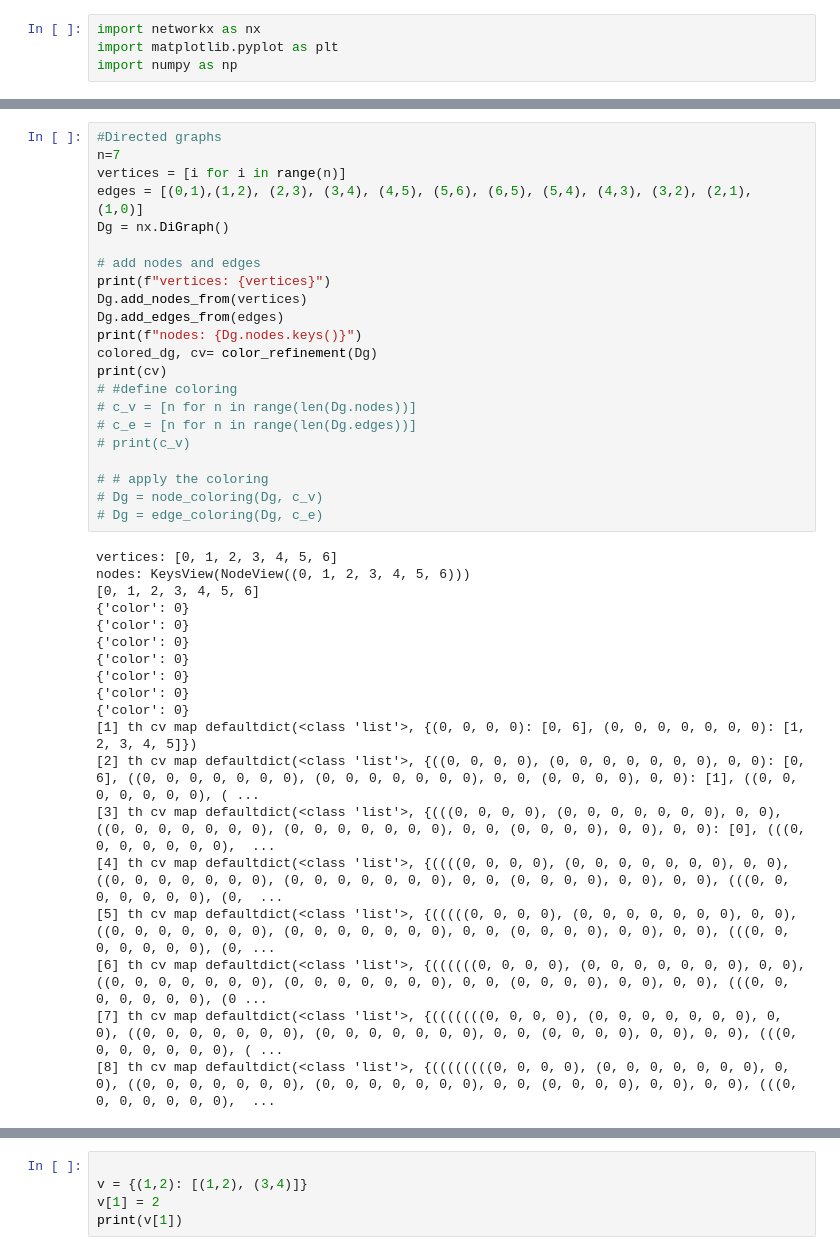
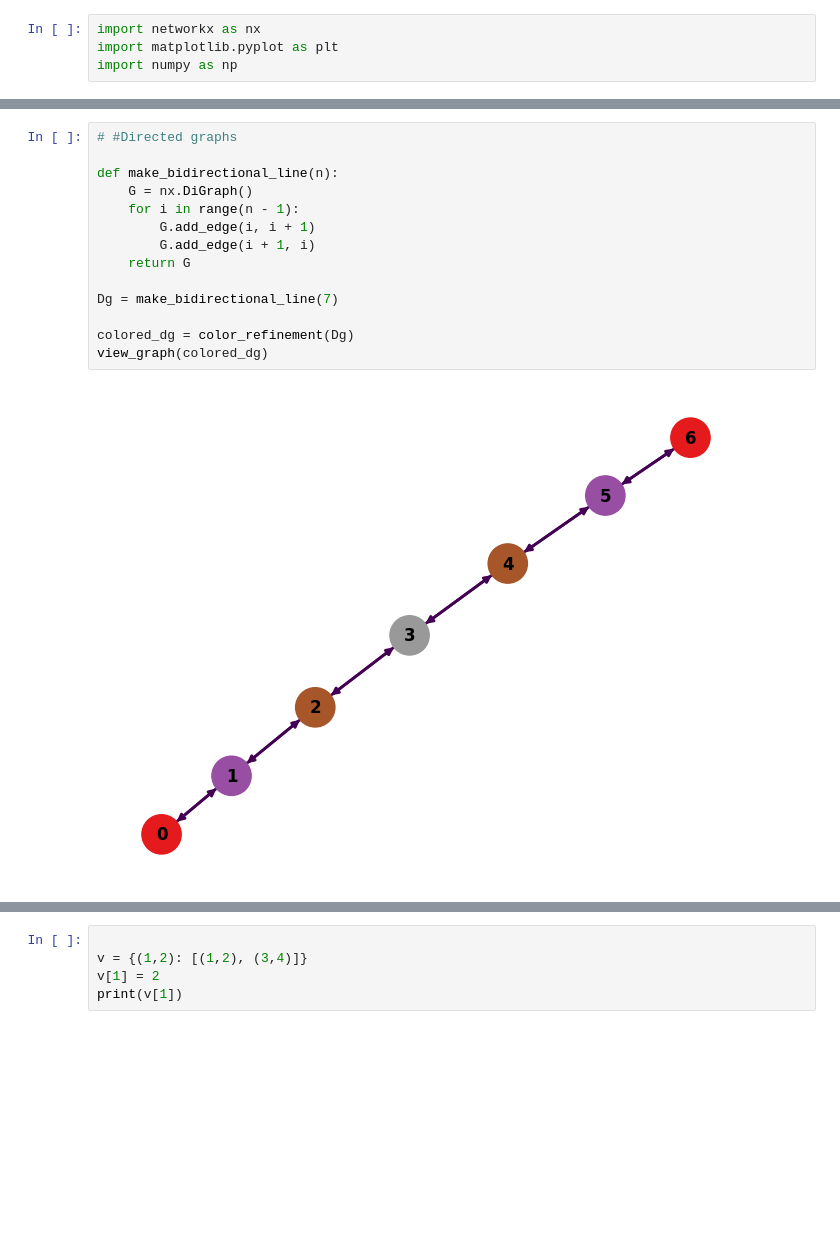
Before and after one commit to PrajwalNeupane/graph-isomorphism, a Jupyter notebook: wl-color-refinement/experiments/wl-alg.ipynb, the cells around one changed output, grey strips where cells are left out. Drawn from its saved outputs; the diff is of its cells as text; blank space fills up the shorter version.

```diff
--- a/wl-color-refinement/experiments/wl-alg.ipynb
+++ b/wl-color-refinement/experiments/wl-alg.ipynb
@@ -103,42 +105,17 @@ def color_refinement(G):
 # %%
-#Directed graphs
-n=7
-vertices = [i for i in range(n)]
-edges = [(0,1),(1,2), (2,3), (3,4), (4,5), (5,6), (6,5), (5,4), (4,3), (3,2), (2,1), (1,0)]
-Dg = nx.DiGraph()
+# #Directed graphs
 
-# add nodes and edges
-print(f"vertices: {vertices}")
-Dg.add_nodes_from(vertices)
-Dg.add_edges_from(edges)
-print(f"nodes: {Dg.nodes.keys()}")
-colored_dg, cv= color_refinement(Dg)
-print(cv)
-# #define coloring
-# c_v = [n for n in range(len(Dg.nodes))]
-# c_e = [n for n in range(len(Dg.edges))]
-# print(c_v)
+def make_bidirectional_line(n):
+    G = nx.DiGraph()
+    for i in range(n - 1):
+        G.add_edge(i, i + 1)
+        G.add_edge(i + 1, i)
+    return G
 
-# # apply the coloring
-# Dg = node_coloring(Dg, c_v)
-# Dg = edge_coloring(Dg, c_e)
+Dg = make_bidirectional_line(7)
+
+colored_dg = color_refinement(Dg)
+view_graph(colored_dg)
 # %% [output]
-vertices: [0, 1, 2, 3, 4, 5, 6]
-nodes: KeysView(NodeView((0, 1, 2, 3, 4, 5, 6)))
-[0, 1, 2, 3, 4, 5, 6]
-{'color': 0}
-{'color': 0}
-{'color': 0}
-{'color': 0}
-{'color': 0}
-{'color': 0}
-{'color': 0}
-[1] th cv map defaultdict(<class 'list'>, {(0, 0, 0, 0): [0, 6], (0, 0, 0, 0, 0, 0, 0): [1, 2, 3, 4, 5]})
-[2] th cv map defaultdict(<class 'list'>, {((0, 0, 0, 0), (0, 0, 0, 0, 0, 0, 0), 0, 0): [0, 6], ((0, 0, 0, 0, 0, 0, 0), (0, 0, 0, 0, 0, 0, 0), 0, 0, (0, 0, 0, 0), 0, 0): [1], ((0, 0, 0, 0, 0, 0, 0), ( ...
-[3] th cv map defaultdict(<class 'list'>, {(((0, 0, 0, 0), (0, 0, 0, 0, 0, 0, 0), 0, 0), ((0, 0, 0, 0, 0, 0, 0), (0, 0, 0, 0, 0, 0, 0), 0, 0, (0, 0, 0, 0), 0, 0), 0, 0): [0], (((0, 0, 0, 0, 0, 0, 0),  ...
-[4] th cv map defaultdict(<class 'list'>, {((((0, 0, 0, 0), (0, 0, 0, 0, 0, 0, 0), 0, 0), ((0, 0, 0, 0, 0, 0, 0), (0, 0, 0, 0, 0, 0, 0), 0, 0, (0, 0, 0, 0), 0, 0), 0, 0), (((0, 0, 0, 0, 0, 0, 0), (0,  ...
-[5] th cv map defaultdict(<class 'list'>, {(((((0, 0, 0, 0), (0, 0, 0, 0, 0, 0, 0), 0, 0), ((0, 0, 0, 0, 0, 0, 0), (0, 0, 0, 0, 0, 0, 0), 0, 0, (0, 0, 0, 0), 0, 0), 0, 0), (((0, 0, 0, 0, 0, 0, 0), (0, ...
-[6] th cv map defaultdict(<class 'list'>, {((((((0, 0, 0, 0), (0, 0, 0, 0, 0, 0, 0), 0, 0), ((0, 0, 0, 0, 0, 0, 0), (0, 0, 0, 0, 0, 0, 0), 0, 0, (0, 0, 0, 0), 0, 0), 0, 0), (((0, 0, 0, 0, 0, 0, 0), (0 ...
-[7] th cv map defaultdict(<class 'list'>, {(((((((0, 0, 0, 0), (0, 0, 0, 0, 0, 0, 0), 0, 0), ((0, 0, 0, 0, 0, 0, 0), (0, 0, 0, 0, 0, 0, 0), 0, 0, (0, 0, 0, 0), 0, 0), 0, 0), (((0, 0, 0, 0, 0, 0, 0), ( ...
-[8] th cv map defaultdict(<class 'list'>, {((((((((0, 0, 0, 0), (0, 0, 0, 0, 0, 0, 0), 0, 0), ((0, 0, 0, 0, 0, 0, 0), (0, 0, 0, 0, 0, 0, 0), 0, 0, (0, 0, 0, 0), 0, 0), 0, 0), (((0, 0, 0, 0, 0, 0, 0),  ...
+[figure, added]
 # %%
```
Also changed, not shown: parts of 9 cells of this notebook.
